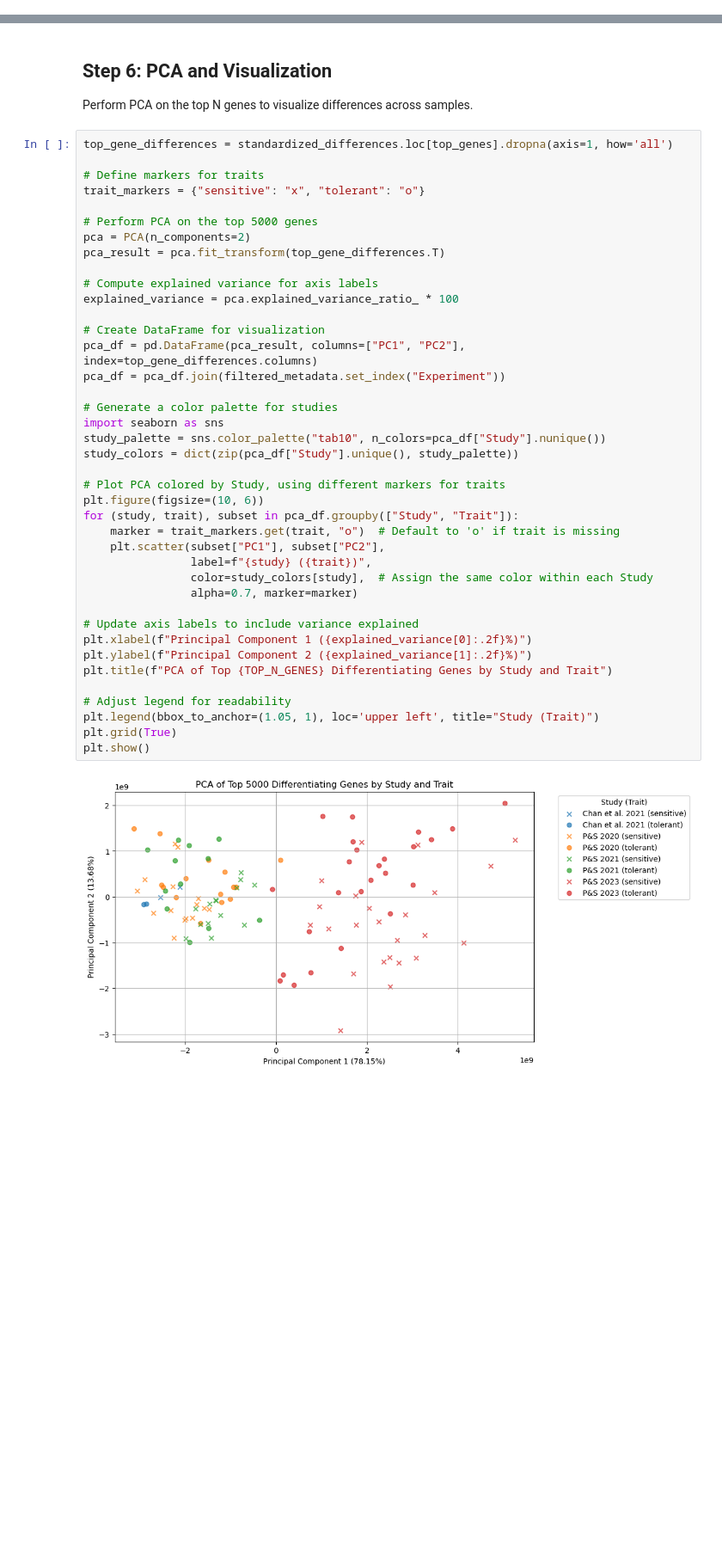
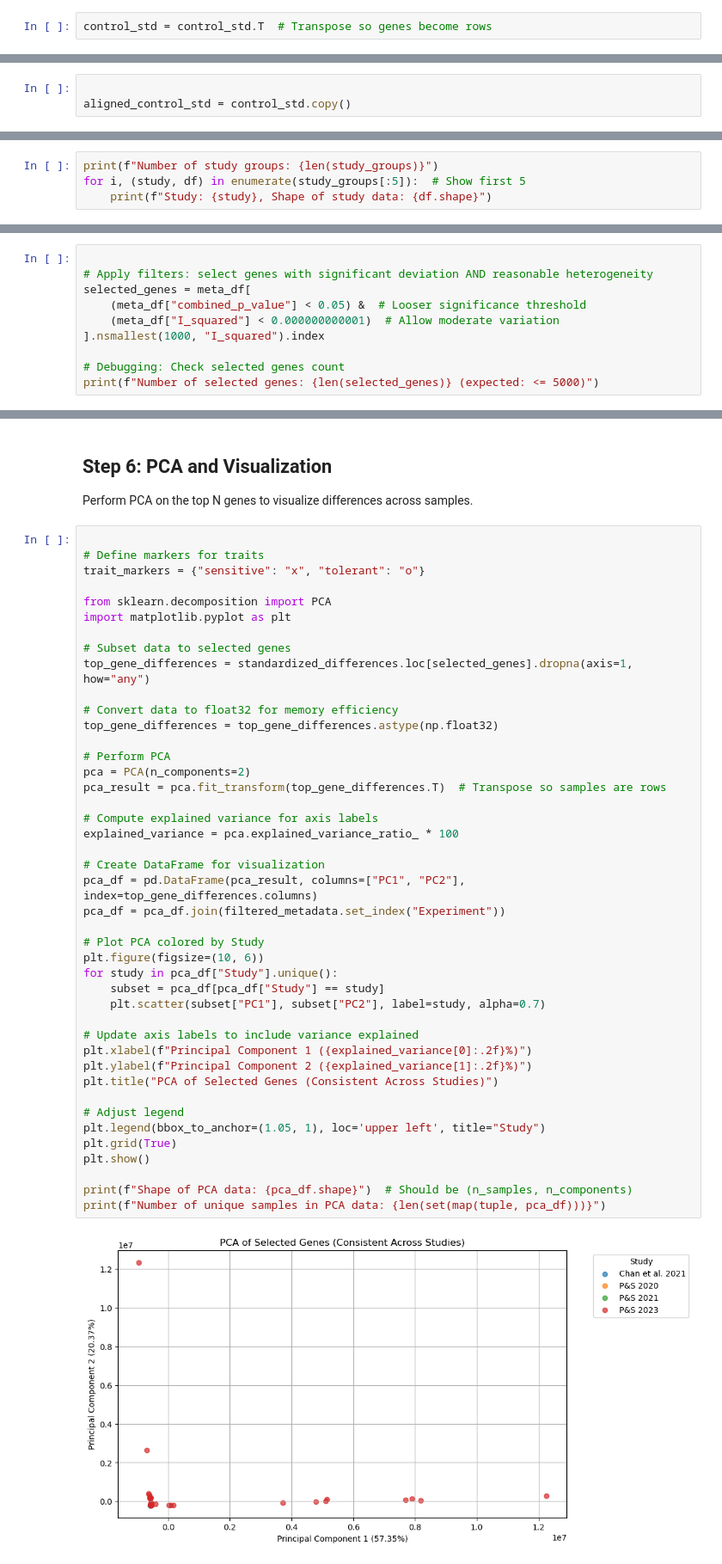
Before and after one commit to Resilience-Biomarkers-for-Aquaculture/Cvirg_Pmarinus_RNAseq, a Jupyter notebook: scripts/treatment_vs_control/treatment_vs_control_4th_try.ipynb, the cells around one changed output, grey strips where cells are left out. Shown: that part at 86% size. Cells and saved outputs as stored; diff of their text form; blank space fills up the shorter version.

Commit message:
Much work on treatment_vs_control_4th_try.ipynb. Still puzzling.

```diff
--- a/scripts/treatment_vs_control/treatment_vs_control_4th_try.ipynb
+++ b/scripts/treatment_vs_control/treatment_vs_control_4th_try.ipynb
@@ -132,0 +148,2 @@ top_genes = stats_df.nsmallest(TOP_N_GENES, 'adjusted_p_value').index
+# %%
+control_std = control_std.T  # Transpose so genes become rows
@@ -132,0 +156,3 @@ top_genes = stats_df.nsmallest(TOP_N_GENES, 'adjusted_p_value').index
+# %%
+
+aligned_control_std = control_std.copy()
@@ -132,0 +339,4 @@ top_genes = stats_df.nsmallest(TOP_N_GENES, 'adjusted_p_value').index
+# %%
+print(f"Number of study groups: {len(study_groups)}")
+for i, (study, df) in enumerate(study_groups[:5]):  # Show first 5
+    print(f"Study: {study}, Shape of study data: {df.shape}")
@@ -132,0 +379,10 @@ top_genes = stats_df.nsmallest(TOP_N_GENES, 'adjusted_p_value').index
+# %%
+
+# Apply filters: select genes with significant deviation AND reasonable heterogeneity
+selected_genes = meta_df[
+    (meta_df["combined_p_value"] < 0.05) &  # Looser significance threshold
+    (meta_df["I_squared"] < 0.000000000001)  # Allow moderate variation
+].nsmallest(1000, "I_squared").index
+
+# Debugging: Check selected genes count
+print(f"Number of selected genes: {len(selected_genes)} (expected: <= 5000)")
@@ -134,44 +392,47 @@ top_genes = stats_df.nsmallest(TOP_N_GENES, 'adjusted_p_value').index
 ## Step 6: PCA and Visualization
 Perform PCA on the top N genes to visualize differences across samples.
 # %%
-top_gene_differences = standardized_differences.loc[top_genes].dropna(axis=1, how='all')
 
 # Define markers for traits
 trait_markers = {"sensitive": "x", "tolerant": "o"}
 
-# Perform PCA on the top 5000 genes
+from sklearn.decomposition import PCA
+import matplotlib.pyplot as plt
+
+# Subset data to selected genes
+top_gene_differences = standardized_differences.loc[selected_genes].dropna(axis=1, how="any")
+
+# Convert data to float32 for memory efficiency
+top_gene_differences = top_gene_differences.astype(np.float32)
+
+# Perform PCA
 pca = PCA(n_components=2)
-pca_result = pca.fit_transform(top_gene_differences.T)
+pca_result = pca.fit_transform(top_gene_differences.T)  # Transpose so samples are rows
 
 # Compute explained variance for axis labels
 explained_variance = pca.explained_variance_ratio_ * 100
 
 # Create DataFrame for visualization
 pca_df = pd.DataFrame(pca_result, columns=["PC1", "PC2"], index=top_gene_differences.columns)
 pca_df = pca_df.join(filtered_metadata.set_index("Experiment"))
 
-# Generate a color palette for studies
-import seaborn as sns
-study_palette = sns.color_palette("tab10", n_colors=pca_df["Study"].nunique())
-study_colors = dict(zip(pca_df["Study"].unique(), study_palette))
-
-# Plot PCA colored by Study, using different markers for traits
+# Plot PCA colored by Study
 plt.figure(figsize=(10, 6))
-for (study, trait), subset in pca_df.groupby(["Study", "Trait"]):
-    marker = trait_markers.get(trait, "o")  # Default to 'o' if trait is missing
-    plt.scatter(subset["PC1"], subset["PC2"],
-                label=f"{study} ({trait})",
-                color=study_colors[study],  # Assign the same color within each Study
-                alpha=0.7, marker=marker)
+for study in pca_df["Study"].unique():
+    subset = pca_df[pca_df["Study"] == study]
+    plt.scatter(subset["PC1"], subset["PC2"], label=study, alpha=0.7)
 
 # Update axis labels to include variance explained
 plt.xlabel(f"Principal Component 1 ({explained_variance[0]:.2f}%)")
 plt.ylabel(f"Principal Component 2 ({explained_variance[1]:.2f}%)")
-plt.title(f"PCA of Top {TOP_N_GENES} Differentiating Genes by Study and Trait")
+plt.title("PCA of Selected Genes (Consistent Across Studies)")
 
-# Adjust legend for readability
-plt.legend(bbox_to_anchor=(1.05, 1), loc='upper left', title="Study (Trait)")
+# Adjust legend
+plt.legend(bbox_to_anchor=(1.05, 1), loc='upper left', title="Study")
 plt.grid(True)
 plt.show()
+
+print(f"Shape of PCA data: {pca_df.shape}")  # Should be (n_samples, n_components)
+print(f"Number of unique samples in PCA data: {len(set(map(tuple, pca_df)))}")
 # %% [output]
-[figure, old version]
+[figure, new version]
```
Also changed, not shown: parts of 16 cells of this notebook.
